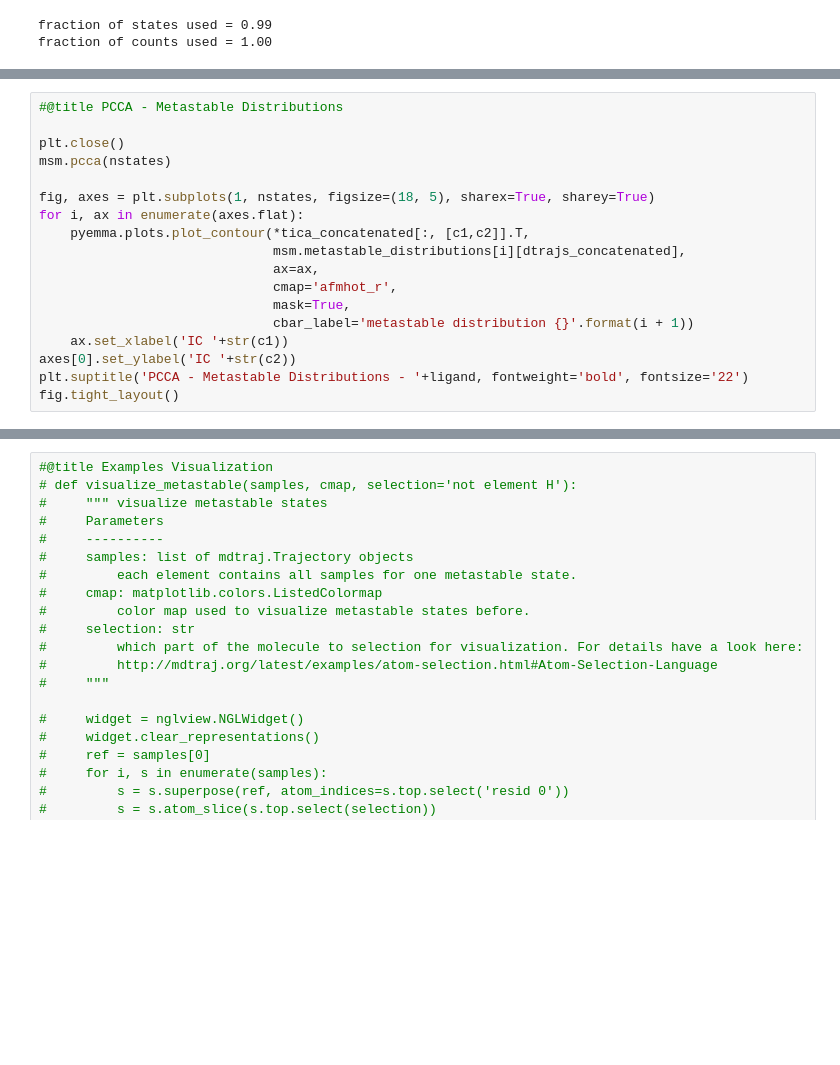
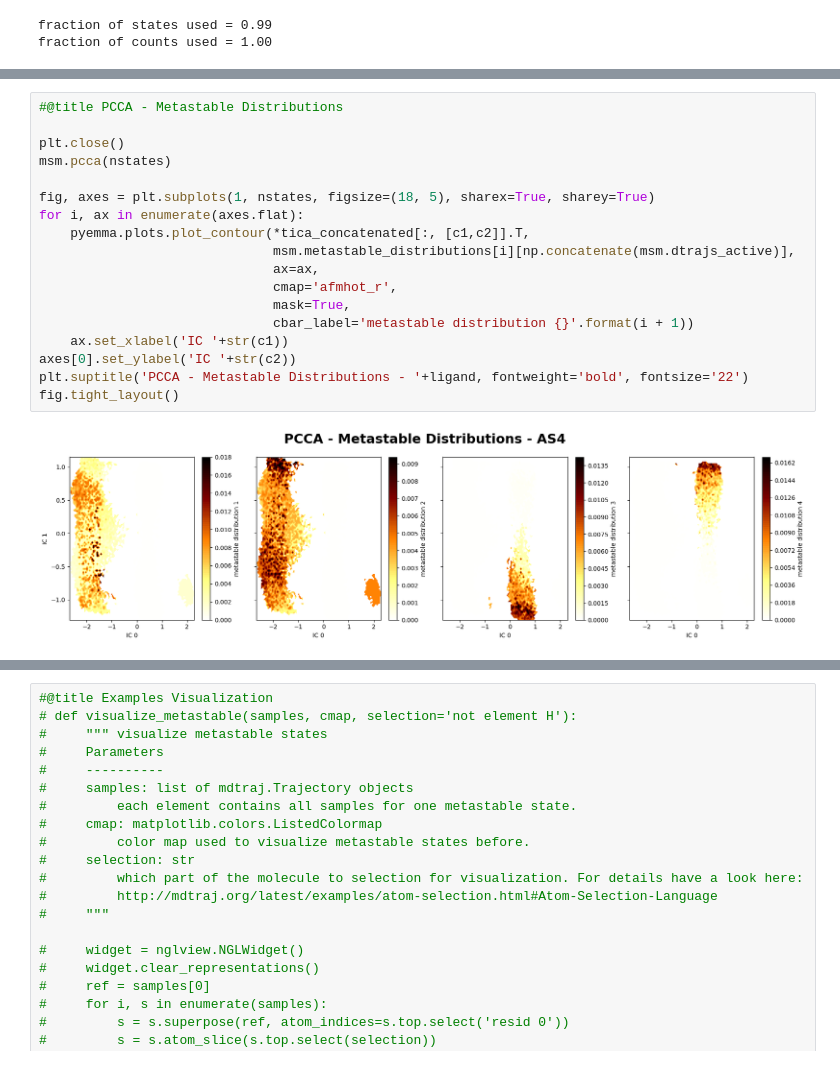
Before and after one commit to saguileran/MD-SCPI, a Jupyter notebook: NoteBooks/PyEMMA_AS4.ipynb, the cells around one changed output, grey strips where cells are left out. Cells and saved outputs as stored; diff of their text form; blank space fills up the shorter version.

```diff
--- a/NoteBooks/PyEMMA_AS4.ipynb
+++ b/NoteBooks/PyEMMA_AS4.ipynb
@@ -285,21 +293,23 @@ fig.tight_layout()
 # %%
 #@title PCCA - Metastable Distributions
 
 plt.close()
 msm.pcca(nstates)
 
 fig, axes = plt.subplots(1, nstates, figsize=(18, 5), sharex=True, sharey=True)
 for i, ax in enumerate(axes.flat):
     pyemma.plots.plot_contour(*tica_concatenated[:, [c1,c2]].T,
-                              msm.metastable_distributions[i][dtrajs_concatenated],
+                              msm.metastable_distributions[i][np.concatenate(msm.dtrajs_active)],
                               ax=ax,
                               cmap='afmhot_r',
                               mask=True,
                               cbar_label='metastable distribution {}'.format(i + 1))
     ax.set_xlabel('IC '+str(c1))
 axes[0].set_ylabel('IC '+str(c2))
 plt.suptitle('PCCA - Metastable Distributions - '+ligand, fontweight='bold', fontsize='22')
 fig.tight_layout()
+# %% [output]
+[figure, added]
 # %%
 #@title States
 plt.close()
```
Also changed, not shown: parts of 12 cells of this notebook.
